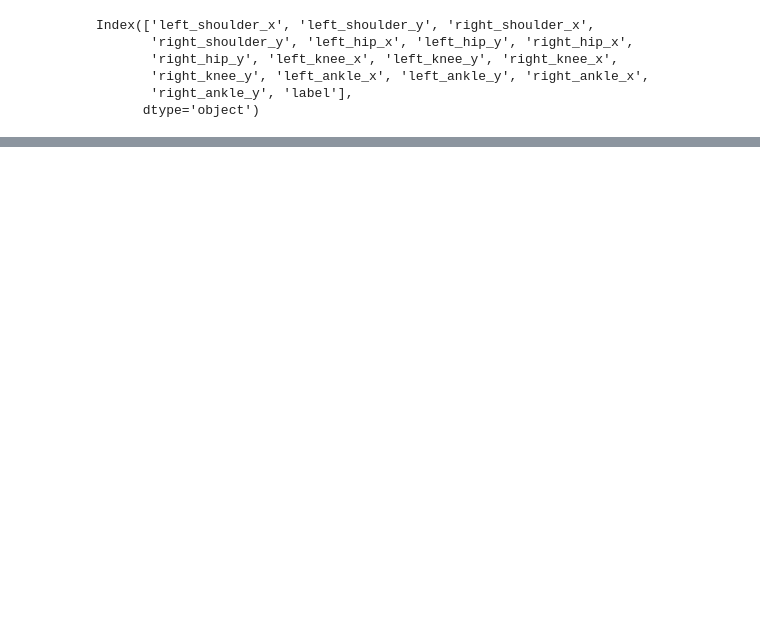
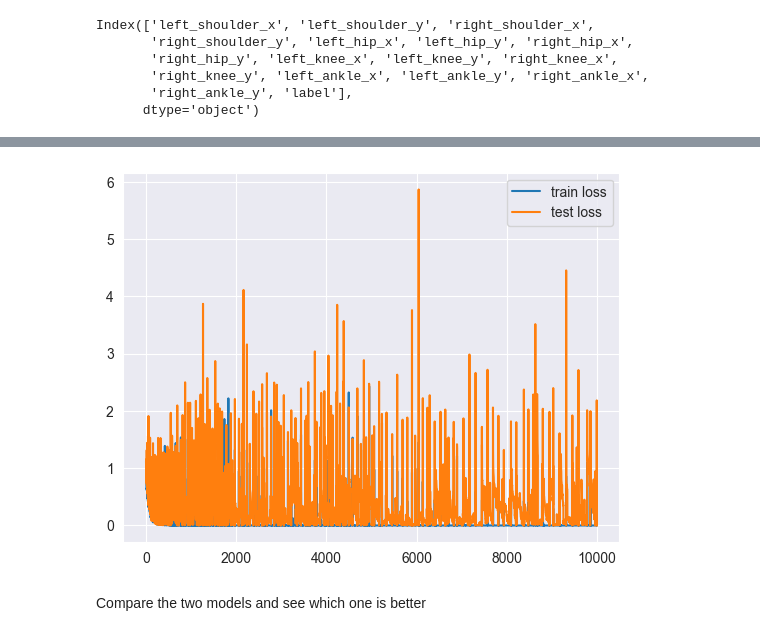
Before and after one commit to Defeeeee/FormAI-ML, a Jupyter notebook: Models/Core/Plank/nnplank.ipynb, the cells around one changed output, grey strips where cells are left out. Drawn from its saved outputs; the diff is of its cells as text; code cells hidden in the pictures; blank space fills up the shorter version.

```diff
--- a/Models/Core/Plank/nnplank.ipynb
+++ b/Models/Core/Plank/nnplank.ipynb
@@ -291,0 +323,14 @@ Estimated Total Size (MB): 1.80
+# %%
+X = df.drop('label', axis=1)
+
+y = df['label']
+
+X_train, X_test, y_train, y_test = train_test_split(X, y, test_size=0.2, random_state=42)
+
+print(X_train.shape, X_test.shape, y_train.shape, y_test.shape)
+
+X_train = np.array(X_train).reshape(20,16)
+X_test = np.array(X_test).reshape(6,16)
+
+y_train = tf.one_hot(y_train, 3)
+y_test = tf.one_hot(y_test, 3)
@@ -291,0 +339,11 @@ Estimated Total Size (MB): 1.80
+# %%
+# create best model structure, do not follow our previous model structure
+model = tf.keras.models.Sequential([
+    tf.keras.layers.Dense(512, input_shape=(16,), activation='relu'),
+    tf.keras.layers.Dropout(0.2),
+    tf.keras.layers.Dense(512, activation='relu'),
+    tf.keras.layers.Dropout(0.2),
+    tf.keras.layers.Dense(512, activation='relu'),
+    tf.keras.layers.Dropout(0.2),
+    tf.keras.layers.Dense(3, activation='softmax')
+])
@@ -291,0 +374,9 @@ Estimated Total Size (MB): 1.80
+# %%
+model.compile(optimizer=tf.keras.optimizers.RMSprop(epsilon=1e-08), loss='categorical_crossentropy', metrics=['acc'])
+# %%
+model.fit(
+    X_train, y_train,
+    batch_size=64,
+    validation_data=(X_test, y_test),
+    epochs=10000
+)
@@ -291,0 +431,10 @@ Estimated Total Size (MB): 1.80
+# %%
+# training epochs vs loss and validation
+plt.plot(model.history.history['loss'], label='train loss')
+plt.plot(model.history.history['val_loss'], label='test loss')
+plt.legend()
+plt.show()
+# %% [output]
+[figure, added]
+# %% [markdown]
+Compare the two models and see which one is better
```
Also changed, not shown: parts of 27 cells of this notebook, 1 other file.
